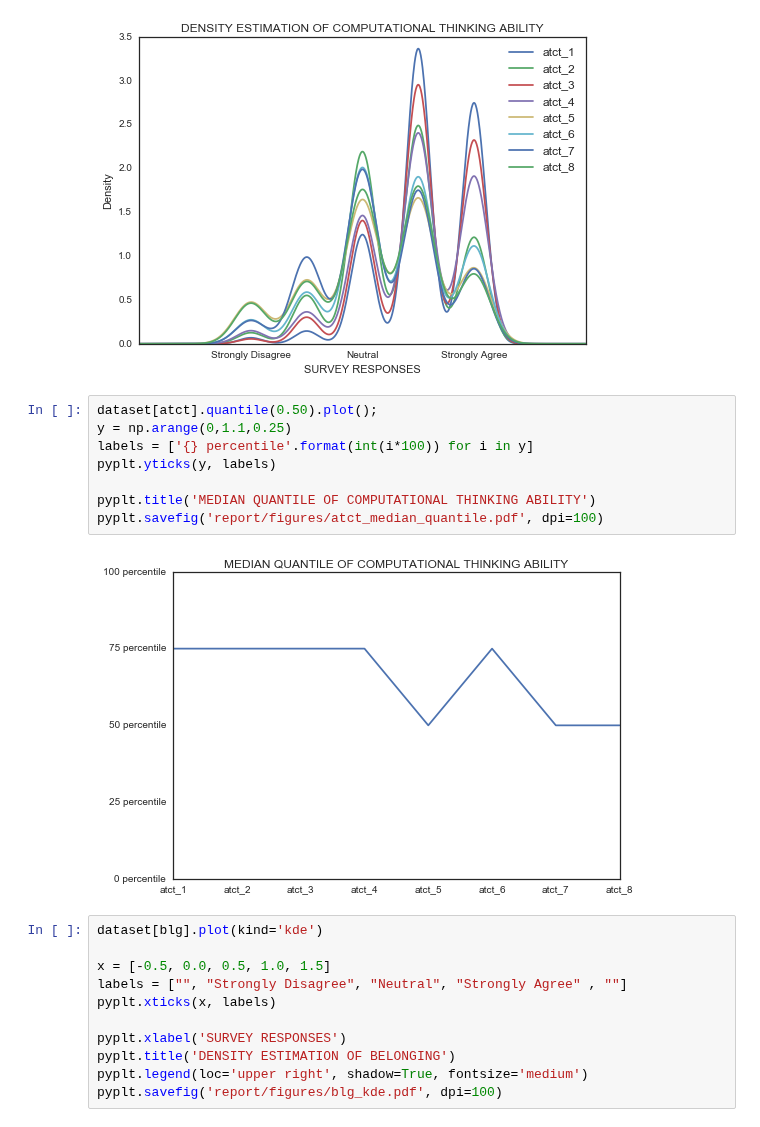
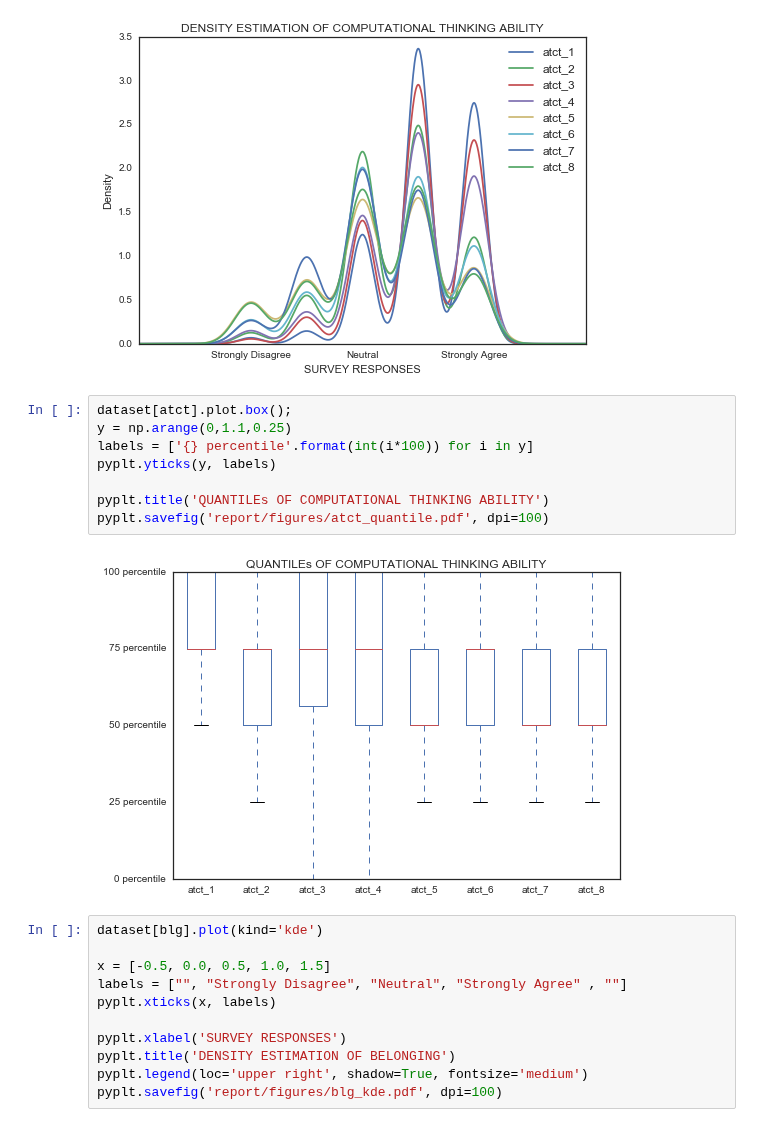
Before and after one commit to omoju/IntroCSExperiencePrediction, a Jupyter notebook: genderedCSExperience.ipynb, the cells around one changed output. Cells and saved outputs as stored; diff of their text form.

```diff
--- a/genderedCSExperience.ipynb
+++ b/genderedCSExperience.ipynb
@@ -200,15 +200,15 @@ pyplt.savefig('report/figures/atct_kde.pdf', dpi=100)
 # %% [output]
 [figure]
 # %%
-dataset[atct].quantile(0.50).plot();
+dataset[atct].plot.box();
 y = np.arange(0,1.1,0.25)
 labels = ['{} percentile'.format(int(i*100)) for i in y]
 pyplt.yticks(y, labels)
 
-pyplt.title('MEDIAN QUANTILE OF COMPUTATIONAL THINKING ABILITY')
-pyplt.savefig('report/figures/atct_median_quantile.pdf', dpi=100)
+pyplt.title('QUANTILEs OF COMPUTATIONAL THINKING ABILITY')
+pyplt.savefig('report/figures/atct_quantile.pdf', dpi=100)
 # %% [output]
-[figure, old version]
+[figure, new version]
 # %%
 dataset[blg].plot(kind='kde')
 
```
Also changed, not shown: parts of 3 cells of this notebook, 5 other files.
